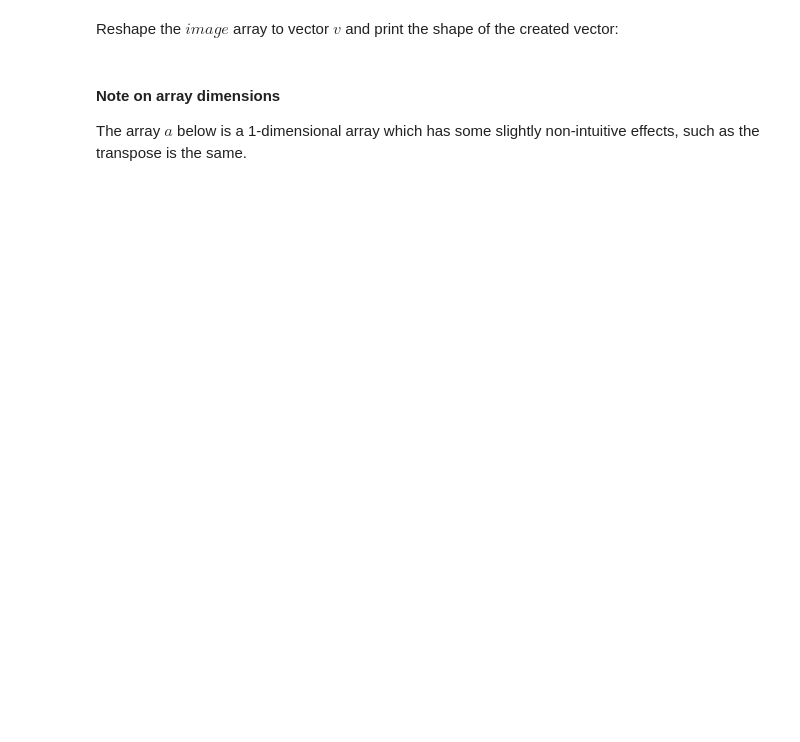
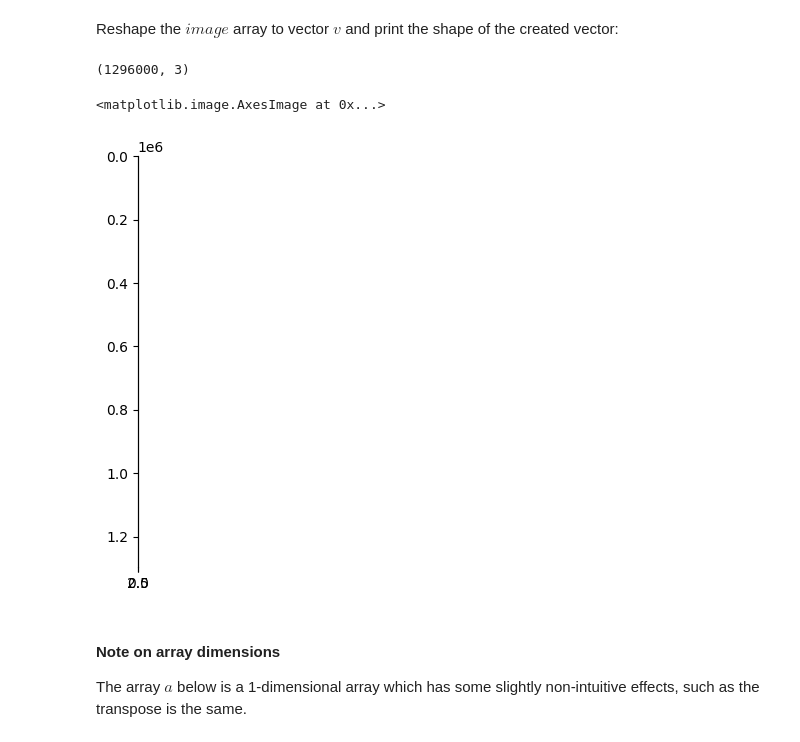
Before and after one commit to damianstone/ML-uni-labs, a Jupyter notebook: lab1/lab1-intro_to_numpy_scikitlearn.ipynb, the cells around one changed output. Cells and saved outputs as stored; diff of their text form; code cells hidden in the pictures; blank space fills up the shorter version.

```diff
--- a/lab1/lab1-intro_to_numpy_scikitlearn.ipynb
+++ b/lab1/lab1-intro_to_numpy_scikitlearn.ipynb
@@ -170,6 +233,13 @@ image.shape
 Reshape the $image$ array to vector $v$ and print the shape of the created vector:
 # %%
 # write your code here
+newimg = image.reshape(-1, 3)
+print(newimg.shape)
+io.imshow(newimg)
+# %% [output]
+(1296000, 3)
+<matplotlib.image.AxesImage at 0x...>
+[figure, added]
 # %% [markdown]
 #### Note on array dimensions
 The array $a$ below is a 1-dimensional array which has some slightly non-intuitive effects, such as the transpose is the same.
```
Also changed, not shown: parts of 33 cells of this notebook, 1 other file.
